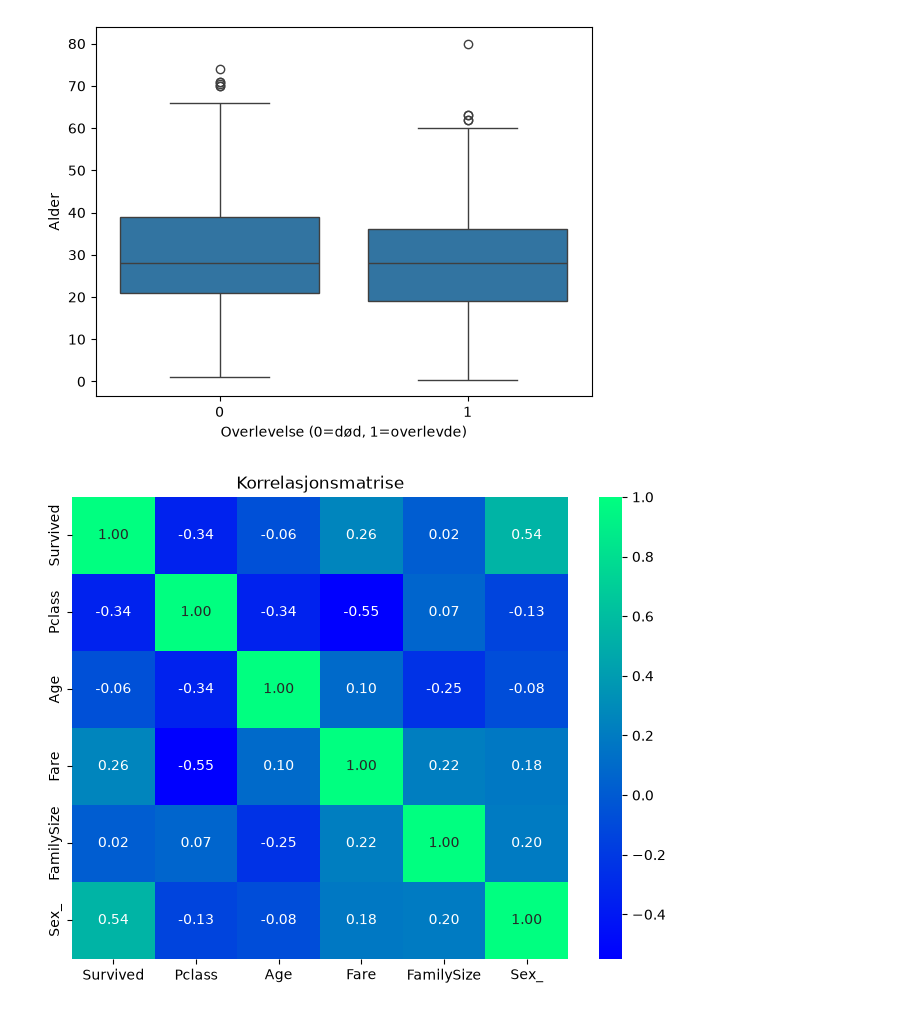
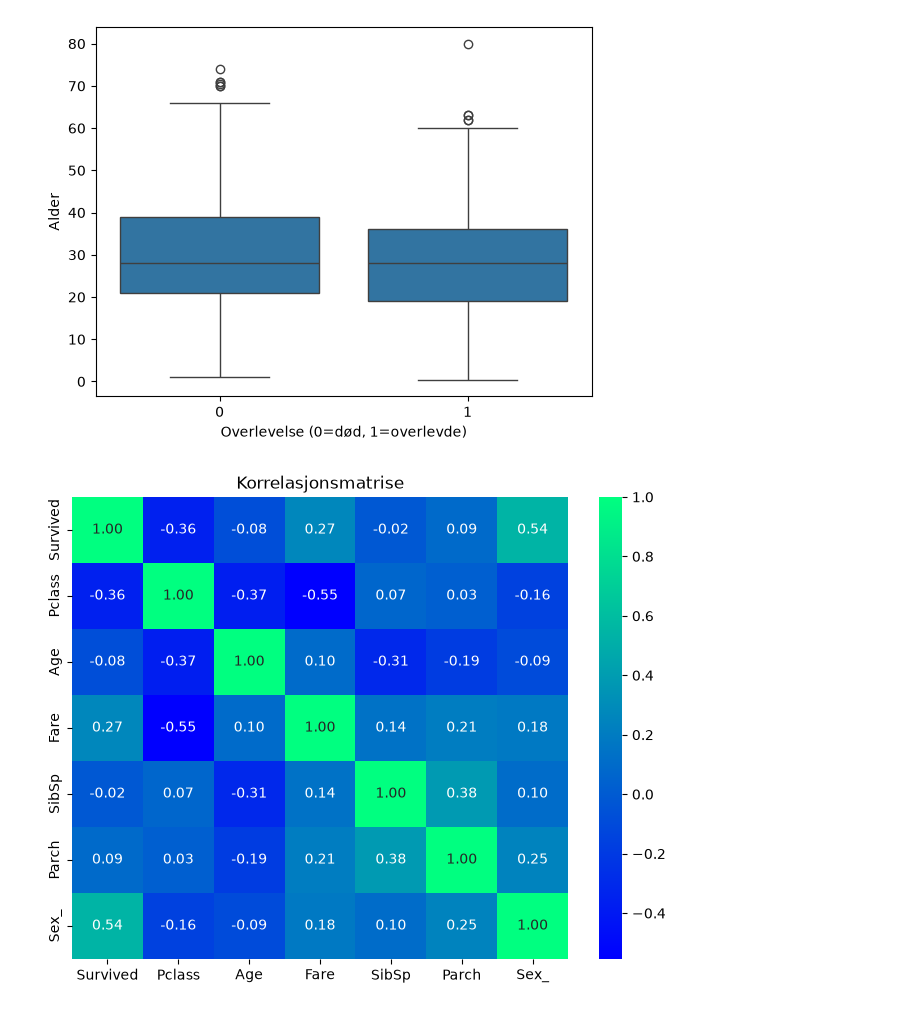
Before and after one commit to magnusmorisbakk/ISTG1003_Prosjekt, a Jupyter notebook: Jupyterhub/Beskr_dataanalyse.ipynb, the cells around one changed output. Saved outputs shown, nothing was run; the diff lists cells and outputs as text; code cells hidden in the pictures.

```diff
--- a/Jupyterhub/Beskr_dataanalyse.ipynb
+++ b/Jupyterhub/Beskr_dataanalyse.ipynb
@@ -9,18 +9,18 @@ df = pd.read_csv('./datasets/Titanic-Dataset.csv')
 
 # Databehandling / "Data wrangling"
 #df['Age'] = df['Age'].fillna(df['Age'].median()) # Sett inn median alder, der alder mangler
-#df = df.dropna(subset=['Age'])  # Evt fjern de som mangler alder?
+df = df.dropna(subset=['Age'])  # Evt fjern de som mangler alder?
 
 # Raden 'sex' har verdiene male, eller female. "Mapper" veridene om til tall, slik at dataen kan behandles.
 df['Sex_'] = df['Sex'].map({'male': 0, 'female': 1})
 
 # Regner ut familiestørrelse ved å slå sammen antall barn/ektefelle og foreldre/barn
-df['FamilySize'] = df['SibSp'] + df['Parch']
+#df['FamilySize'] = df['SibSp'] + df['Parch']
 
 # Antall rader i datasettet
 print(df['PassengerId'].count())
 
-variabler = ['Survived', 'Pclass', 'Age', 'Fare', 'FamilySize']
+variabler = ['Survived', 'Pclass', 'Age', 'Fare', 'SibSp', 'Parch']
 statistikk = df[variabler].agg(['mean', 'median', 'std', 'var', 'min', 'max']).T
 print (statistikk.round(2))
 # %% [output]
@@ -49,10 +52,10 @@ Text(0, 0.5, 'Alder')
 # %%
 # Korrelasjonsmatrise
 
 plt.figure(figsize=(8, 6))
-sns.heatmap(df[['Survived', 'Pclass', 'Age', 'Fare', 'FamilySize', 'Sex_']].corr(), annot=True, cmap='winter', fmt=".2f")
+sns.heatmap(df[['Survived', 'Pclass', 'Age', 'Fare', 'SibSp', 'Parch', 'Sex_']].corr(), annot=True, cmap='winter', fmt=".2f")
 plt.title('Korrelasjonsmatrise')
 plt.show()
 # %% [output]
-[figure, old version]
+[figure, new version]
 # %%
```
Also changed, not shown: parts of 5 cells of this notebook, 1 other file.
